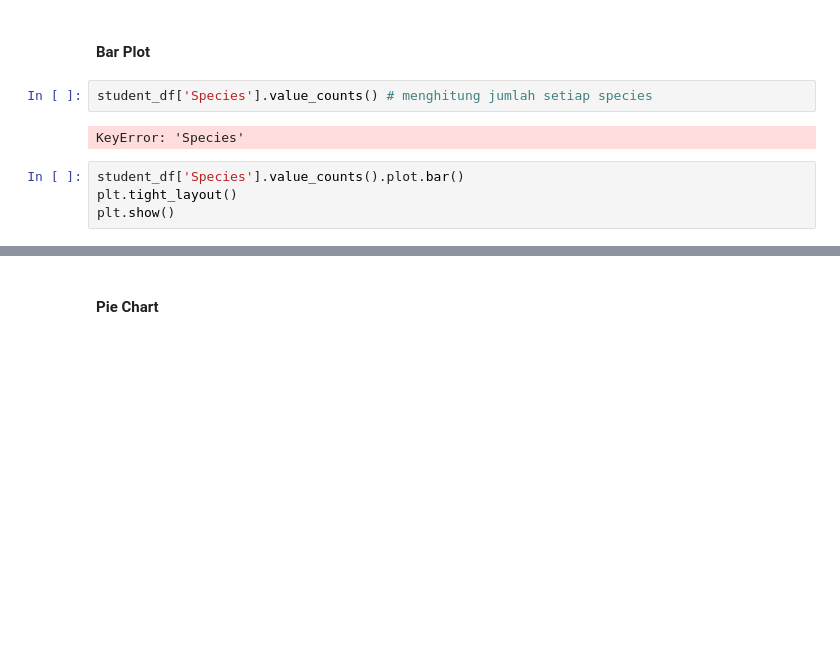
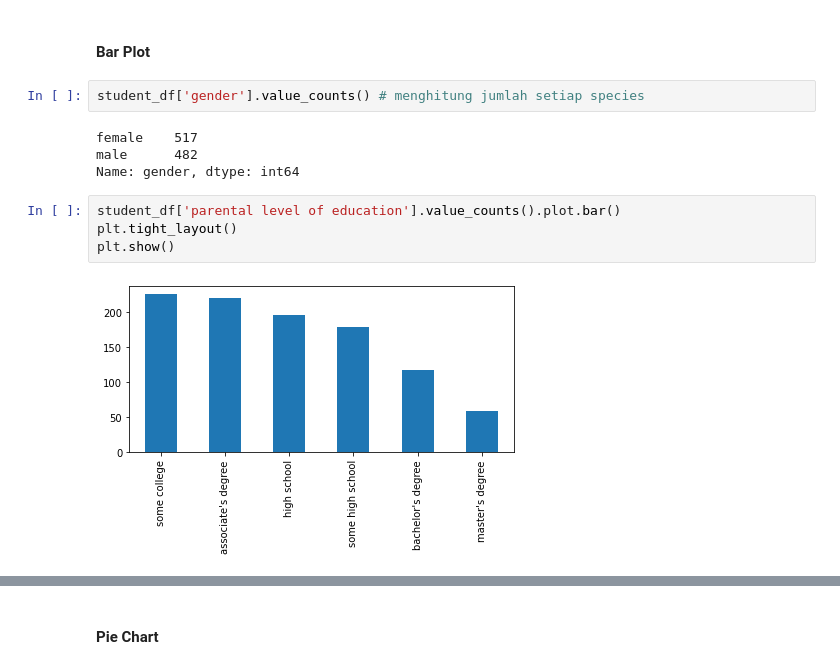
Before and after one commit to bagasadif/StudentPerformance-EDA, a Jupyter notebook: StudentsPerformance_EDA_Visualisation_Classification.ipynb, the cells around one changed output, grey strips where cells are left out. Drawn from its saved outputs; the diff is of its cells as text; blank space fills up the shorter version.

Commit message:
Lanjutin sampe violin plot

```diff
--- a/StudentsPerformance_EDA_Visualisation_Classification.ipynb
+++ b/StudentsPerformance_EDA_Visualisation_Classification.ipynb
@@ -157,11 +157,15 @@ sns.heatmap(data=student_df.corr())
 # %% [markdown]
 #### Bar Plot
 # %%
-student_df['Species'].value_counts() # menghitung jumlah setiap species
+student_df['gender'].value_counts() # menghitung jumlah setiap species
 # %% [output]
-KeyError: 'Species'
+female    517
+male      482
+Name: gender, dtype: int64
 # %%
-student_df['Species'].value_counts().plot.bar()
+student_df['parental level of education'].value_counts().plot.bar()
 plt.tight_layout()
 plt.show()
+# %% [output]
+[figure, added]
 # %%
```
Also changed, not shown: parts of 10 cells of this notebook.
